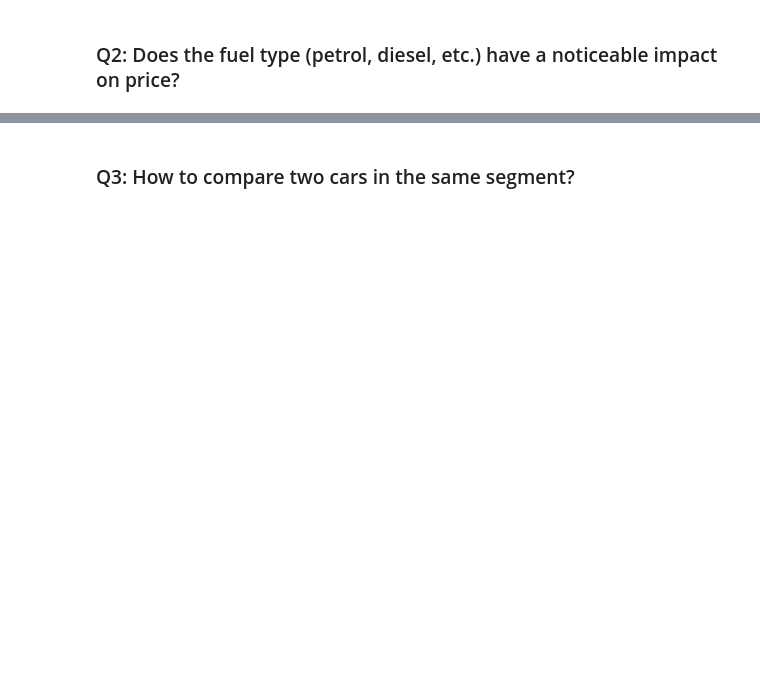
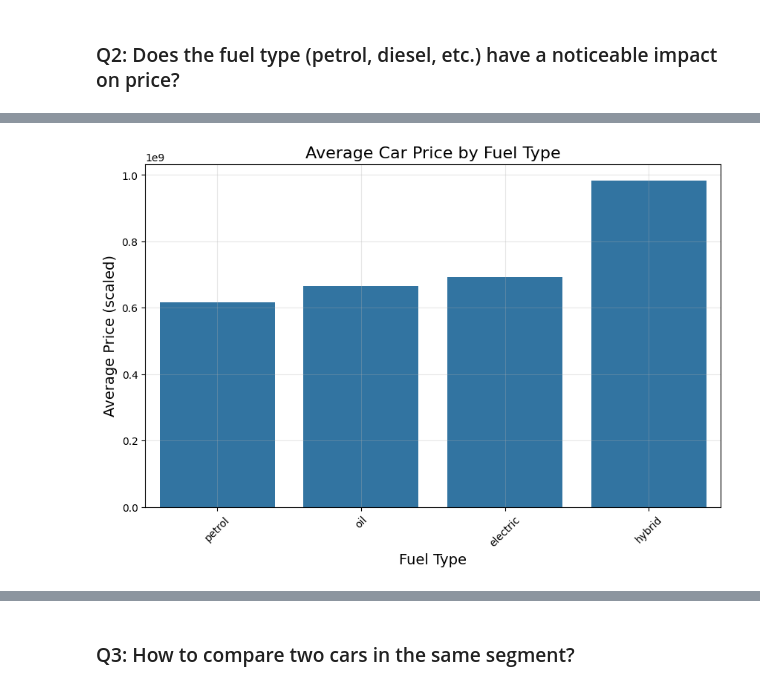
Before and after one commit to minhnguyen200703/car_prediction, a Jupyter notebook: EDA.ipynb, the cells around one changed output, grey strips where cells are left out. Saved outputs shown, nothing was run; the diff lists cells and outputs as text; code cells hidden in the pictures; blank space fills up the shorter version.

```diff
--- a/EDA.ipynb
+++ b/EDA.ipynb
@@ -70,0 +46,4 @@ strong multicollinearity or other numerical problems.
+# %%
+avg_price_by_fuel = df_car_original.groupby('fuel')['price'].mean().sort_values().apply(lambda x: int(x))
+print("\nAverage price by fuel type (integer):")
+print(avg_price_by_fuel)
@@ -70,0 +58,11 @@ strong multicollinearity or other numerical problems.
+# %%
+plt.figure(figsize=(10, 6))
+sns.barplot(x=avg_price_by_fuel.index, y=avg_price_by_fuel.values)
+plt.title('Average Car Price by Fuel Type', fontsize=16)
+plt.xlabel('Fuel Type', fontsize=14)
+plt.ylabel('Average Price (scaled)', fontsize=14)
+plt.xticks(rotation=45)
+plt.grid(alpha=0.3)
+plt.show()
+# %% [output]
+[figure, added]
```
Also changed, not shown: parts of 15 cells of this notebook.
